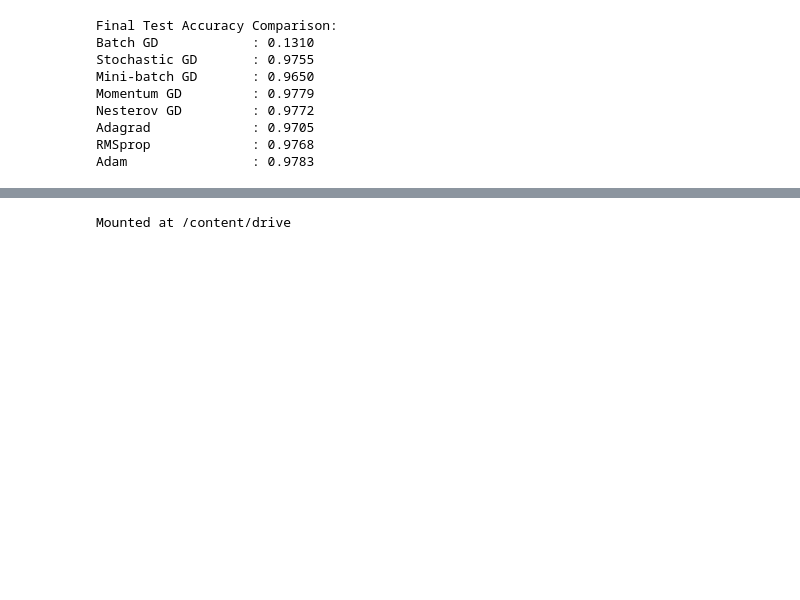
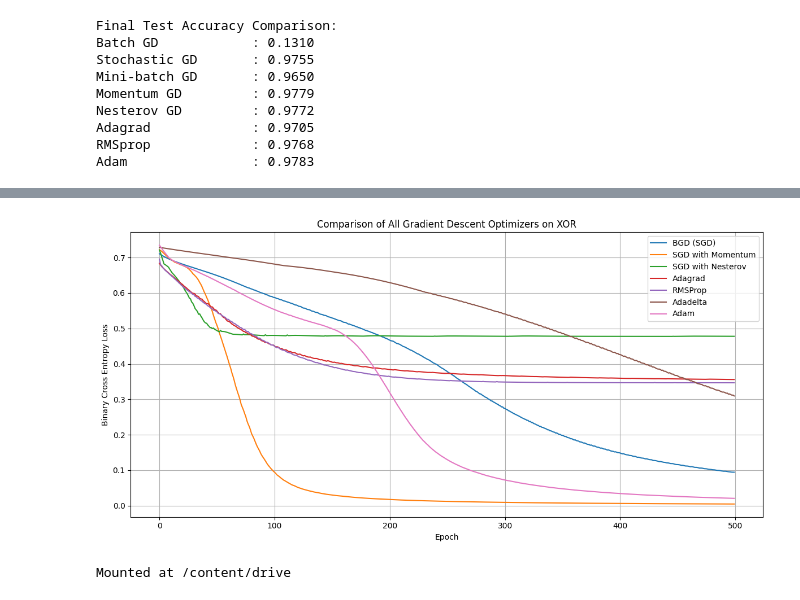
Before and after one commit to srujannayak32/DL-Exploration, a Jupyter notebook: DLLAB_4,5,6.ipynb, the cells around one changed output, grey strips where cells are left out. Drawn from its saved outputs; the diff is of its cells as text; code cells hidden in the pictures; blank space fills up the shorter version.

```diff
--- a/DLLAB_4,5,6.ipynb
+++ b/DLLAB_4,5,6.ipynb
@@ -146,3 +146,65 @@ Nesterov GD         : 0.9772
 Adagrad             : 0.9705
 RMSprop             : 0.9768
 Adam                : 0.9783
+# %%
+import numpy as np
+import tensorflow as tf
+import matplotlib.pyplot as plt
+
+# ── Dataset: XOR ──────────────────────────────────────────
+X = np.array([[0,0],[0,1],[1,0],[1,1]], dtype=np.float32)
+y = np.array([[0],[1],[1],[0]],         dtype=np.float32)
+
+# ── Function to build a fresh model every time ────────────
+# We build a new model for each optimizer so that
+# weights are reset and each optimizer starts from scratch
+def build_model():
+    model = tf.keras.Sequential([
+        tf.keras.layers.Dense(4, activation='relu', input_shape=(2,)),
+        tf.keras.layers.Dense(1, activation='sigmoid')
+    ])
+    return model
+
+# ── All 7 Optimizers ──────────────────────────────────────
+optimizers = {
+    'BGD (SGD)'       : tf.keras.optimizers.SGD(learning_rate=0.1),
+    'SGD with Momentum' : tf.keras.optimizers.SGD(learning_rate=0.1, momentum=0.9),
+    'SGD with Nesterov' : tf.keras.optimizers.SGD(learning_rate=0.1, momentum=0.9, nesterov=True),
+    'Adagrad'           : tf.keras.optimizers.Adagrad(learning_rate=0.1),
+    'RMSProp'           : tf.keras.optimizers.RMSprop(learning_rate=0.01),
+    'Adadelta'          : tf.keras.optimizers.Adadelta(learning_rate=1.0),
+    'Adam'              : tf.keras.optimizers.Adam(learning_rate=0.01),
+}
+
+# ── Train each model and store loss history ────────────────
+all_histories = {}
+
+for optimizer_name, optimizer in optimizers.items():
+    model = build_model()
+    model.compile(
+        optimizer=optimizer,
+        loss='binary_crossentropy'
+    )
+    history = model.fit(
+        X, y,
+        epochs=500,
+        verbose=0           # Suppress per-epoch output to keep console clean
+    )
+    all_histories[optimizer_name] = history.history['loss']
+    final_loss = history.history['loss'][-1]
+    final_pred = np.round(model.predict(X, verbose=0).flatten())
+    print(f"{optimizer_name:25s} | Final Loss: {final_loss:.4f} | Predictions: {final_pred}")
+
+# ── Plot all loss curves together ─────────────────────────
+plt.figure(figsize=(12, 6))
+for optimizer_name, loss_values in all_histories.items():
+    plt.plot(loss_values, label=optimizer_name)
+
+plt.xlabel("Epoch")
+plt.ylabel("Binary Cross Entropy Loss")
+plt.title("Comparison of All Gradient Descent Optimizers on XOR")
+plt.legend()
+plt.grid(True)
+plt.tight_layout()
+plt.show()
+# %% [output]
@@ -149,3 +220,4 @@ Adam                : 0.9783
+[figure, added]
 # %%
 from google.colab import drive
 drive.mount('/content/drive')
```
Also changed, not shown: parts of 2 cells of this notebook.
